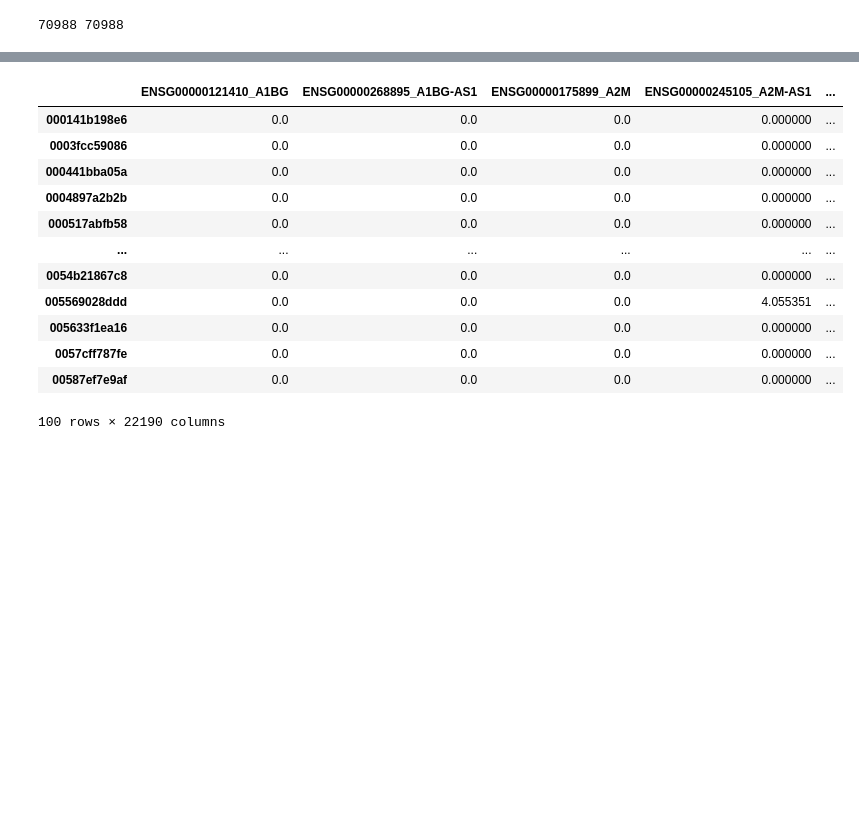
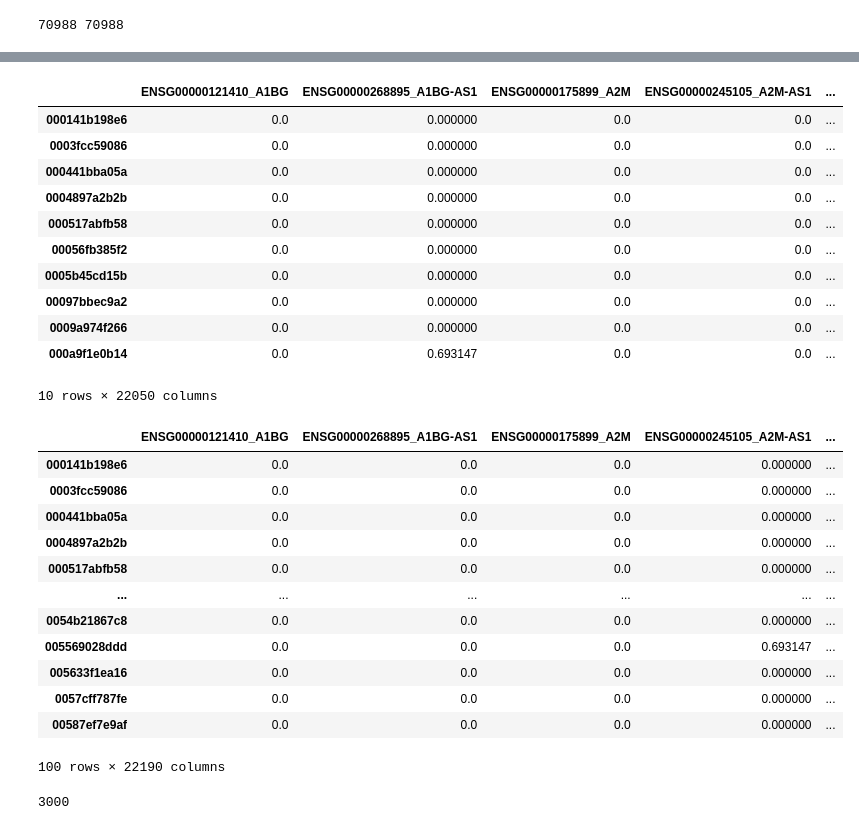
Before and after one commit to chatzikodd/dodoThesis, a Jupyter notebook: CITESEQ preprocessing.ipynb, the cells around one changed output, grey strips where cells are left out. Cells and saved outputs as stored; diff of their text form; code cells hidden in the pictures; blank space fills up the shorter version.

```diff
--- a/CITESEQ preprocessing.ipynb
+++ b/CITESEQ preprocessing.ipynb
@@ -168,12 +224,26 @@ df_div.head(1000)
 # %%
 # transform with log1p
 df_log = df_div.applymap(np.log1p)
-df_log.head(1000)
+df_log.head(10)
+# %% [output]
+|  | ENSG00000121410_A1BG | ENSG00000268895_A1BG-AS1 | ENSG00000175899_A2M | ENSG00000245105_A2M-AS1 | ... |
+| 000141b198e6 | 0.0 | 0.000000 | 0.0 | 0.0 | ... |
+| 0003fcc59086 | 0.0 | 0.000000 | 0.0 | 0.0 | ... |
+| 000441bba05a | 0.0 | 0.000000 | 0.0 | 0.0 | ... |
+| 0004897a2b2b | 0.0 | 0.000000 | 0.0 | 0.0 | ... |
+| 000517abfb58 | 0.0 | 0.000000 | 0.0 | 0.0 | ... |
+| 00056fb385f2 | 0.0 | 0.000000 | 0.0 | 0.0 | ... |
+| 0005b45cd15b | 0.0 | 0.000000 | 0.0 | 0.0 | ... |
+| 00097bbec9a2 | 0.0 | 0.000000 | 0.0 | 0.0 | ... |
+| 0009a974f266 | 0.0 | 0.000000 | 0.0 | 0.0 | ... |
+| 000a9f1e0b14 | 0.0 | 0.693147 | 0.0 | 0.0 | ... |
+10 rows × 22050 columns
 # %%
 df_train_input = df_log
 # %%
 # inner join
-df_merged = df_train_input.join(df_train_target,how='inner')
+# df_merged = df_train_input.merge(df_train_target,how='inner')#,lsuffix='l_',rsuffix='r_')
+df_merged = pd.merge(df_train_input,df_train_target,left_index=True, right_index=True)
 df_merged.head(100)
 # %% [output]
 |  | ENSG00000121410_A1BG | ENSG00000268895_A1BG-AS1 | ENSG00000175899_A2M | ENSG00000245105_A2M-AS1 | ... |
@@ -184,7 +254,7 @@ df_merged.head(100)
 | 000517abfb58 | 0.0 | 0.0 | 0.0 | 0.000000 | ... |
 | ... | ... | ... | ... | ... | ... |
 | 0054b21867c8 | 0.0 | 0.0 | 0.0 | 0.000000 | ... |
-| 005569028ddd | 0.0 | 0.0 | 0.0 | 4.055351 | ... |
+| 005569028ddd | 0.0 | 0.0 | 0.0 | 0.693147 | ... |
 | 005633f1ea16 | 0.0 | 0.0 | 0.0 | 0.000000 | ... |
 | 0057cff787fe | 0.0 | 0.0 | 0.0 | 0.000000 | ... |
 | 00587ef7e9af | 0.0 | 0.0 | 0.0 | 0.000000 | ... |
@@ -200,0 +269,5 @@ len(hcr_df)
+# %%
+df_merged.head()
+len(df_merged)
+# %% [output]
+3000
```
Also changed, not shown: parts of 12 cells of this notebook.
